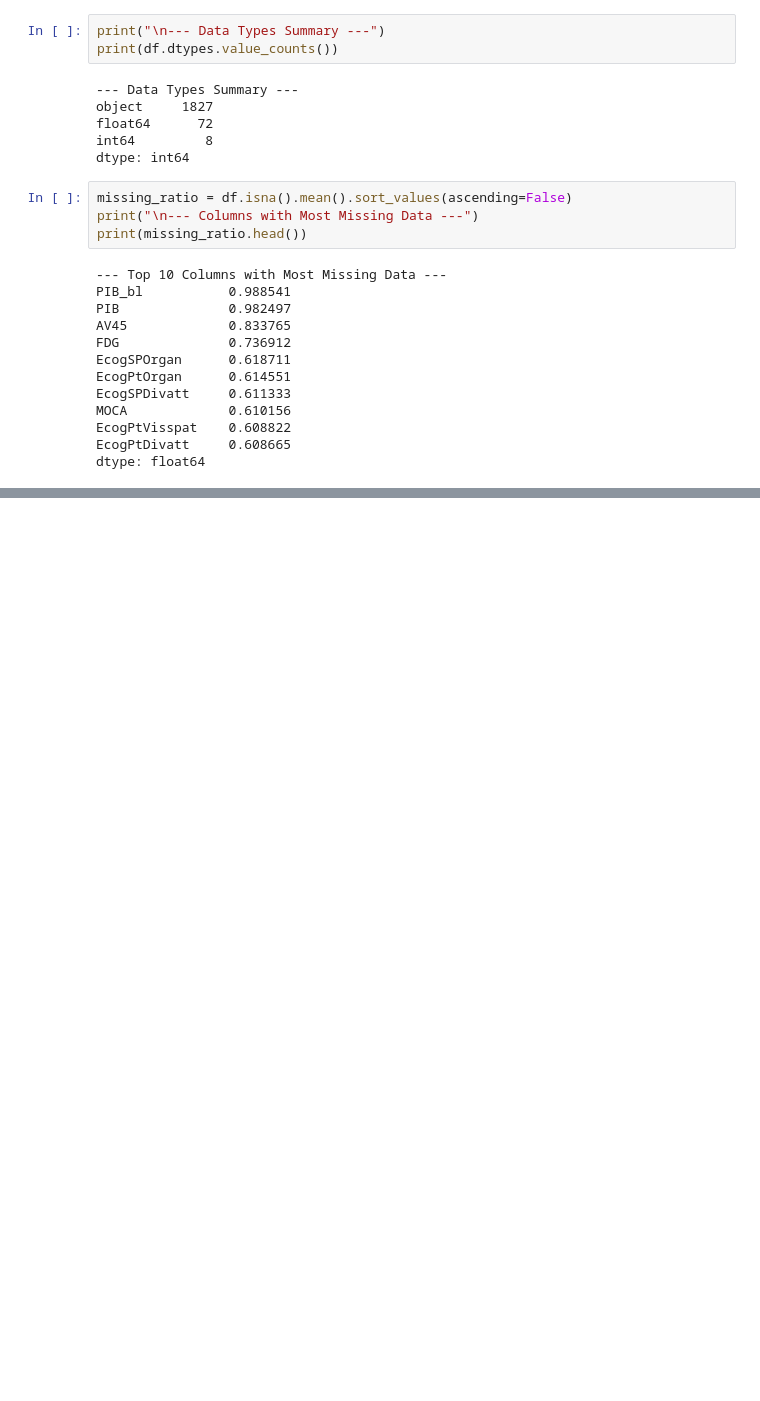
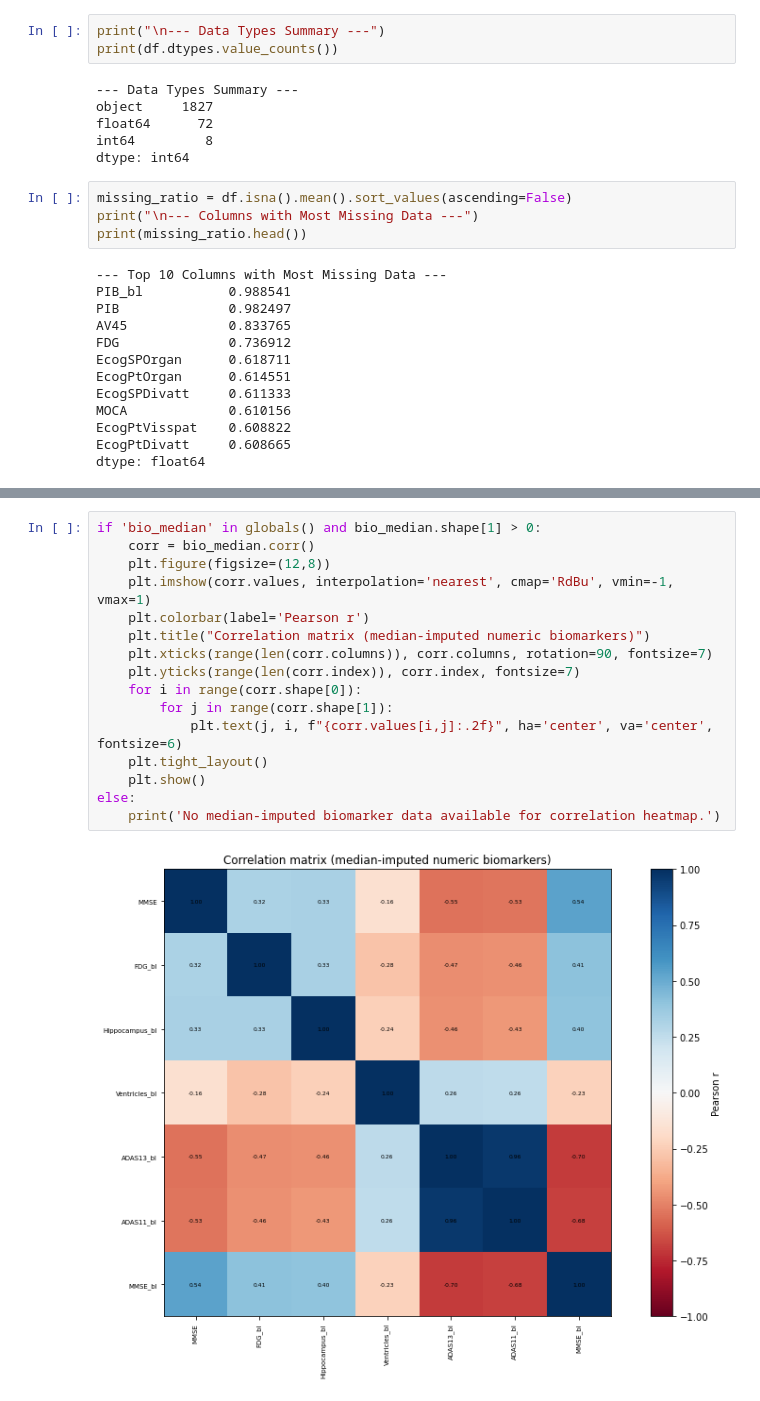
Before and after one commit to jdaly67/ANDI-project, a Jupyter notebook: Approach 2_Alzhiemers project.ipynb, the cells around one changed output, grey strips where cells are left out. Saved outputs shown, nothing was run; the diff lists cells and outputs as text; blank space fills up the shorter version.

```diff
--- a/Approach 2_Alzhiemers project.ipynb
+++ b/Approach 2_Alzhiemers project.ipynb
@@ -155,0 +376,18 @@ biomarker_summary.to_csv('biomarker_candidates_with_missingness.csv', index=Fals
+# %%
+if 'bio_median' in globals() and bio_median.shape[1] > 0:
+    corr = bio_median.corr()
+    plt.figure(figsize=(12,8))
+    plt.imshow(corr.values, interpolation='nearest', cmap='RdBu', vmin=-1, vmax=1)
+    plt.colorbar(label='Pearson r')
+    plt.title("Correlation matrix (median-imputed numeric biomarkers)")
+    plt.xticks(range(len(corr.columns)), corr.columns, rotation=90, fontsize=7)
+    plt.yticks(range(len(corr.index)), corr.index, fontsize=7)
+    for i in range(corr.shape[0]):
+        for j in range(corr.shape[1]):
+            plt.text(j, i, f"{corr.values[i,j]:.2f}", ha='center', va='center', fontsize=6)
+    plt.tight_layout()
+    plt.show()
+else:
+    print('No median-imputed biomarker data available for correlation heatmap.')
+# %% [output]
+[figure, added]
```
Also changed, not shown: parts of 23 cells of this notebook.
